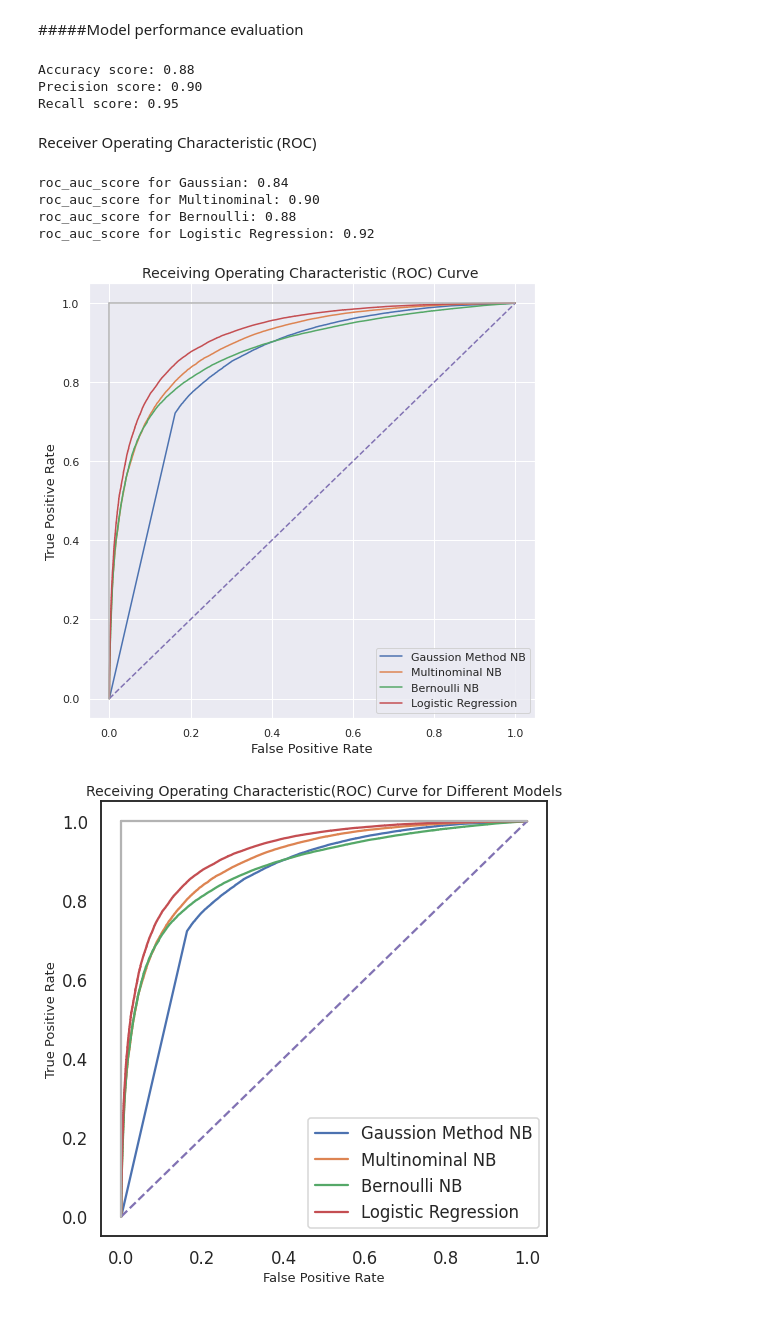
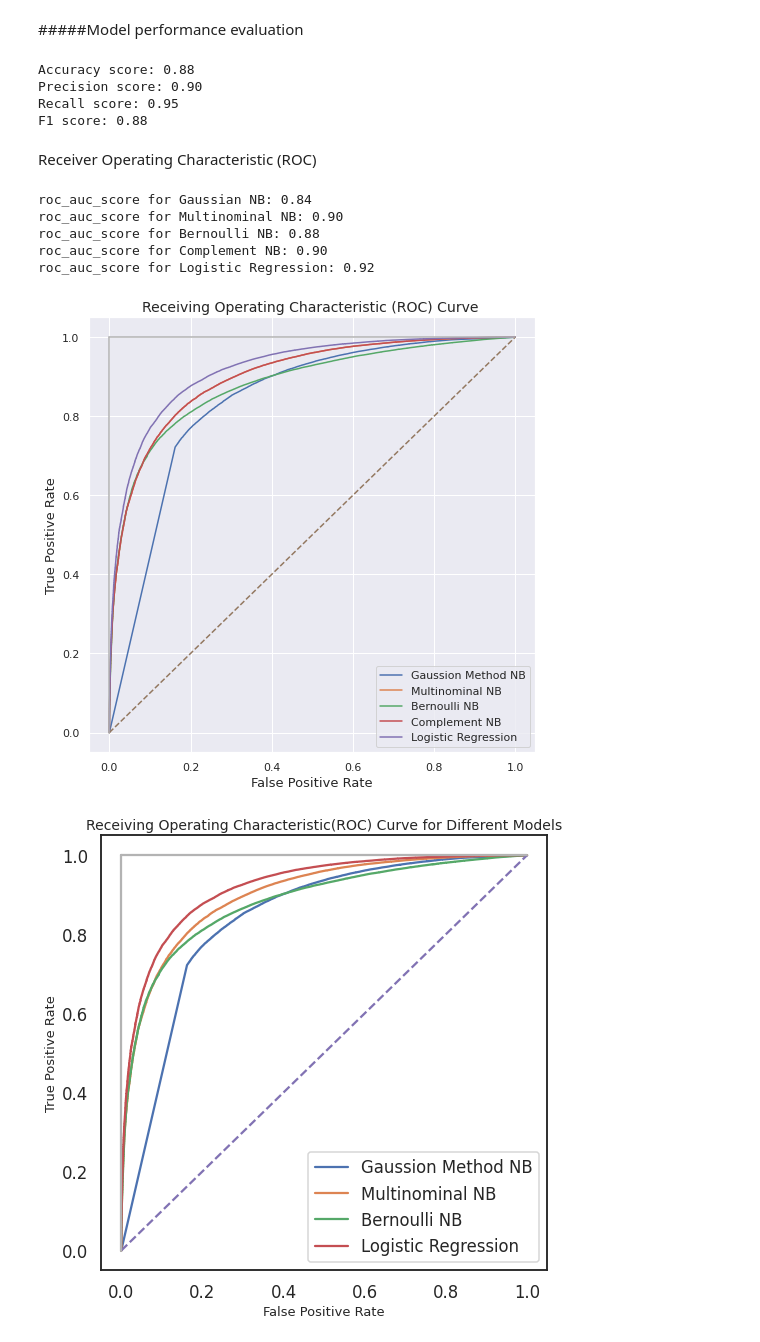
Before and after one commit to EnesGokceDS/Amazon_Reviews_NLP_Capstone_Project, a Jupyter notebook: Prediction_Model_Creation.ipynb, the cells around one changed output. Cells and saved outputs as stored; diff of their text form; code cells hidden in the pictures.

```diff
--- a/Prediction_Model_Creation.ipynb
+++ b/Prediction_Model_Creation.ipynb
@@ -288,0 +297,14 @@ Text(0.5, 1.0, '2-class Precision-Recall curve: AP=0.82')
+# %%
+from sklearn.naive_bayes import ComplementNB
+from sklearn.metrics import confusion_matrix
+
+classifier_CNB = ComplementNB()
+classifier_CNB.fit(X_train_tfi, y_train)
+cv_CNB= classifier_CNB.fit(X_train_tfi, y_train) # This will be used later for model comparison
+
+# predicting test set results
+y_pred = classifier_CNB.predict(X_test_tfi)
+
+# making the confusion matrix
+cm = confusion_matrix(y_test, y_pred)
+cm
@@ -288,0 +341,10 @@ Text(0.5, 1.0, '2-class Precision-Recall curve: AP=0.82')
+# %%
+sns.set(style="white", color_codes=True)
+
+from sklearn.metrics import precision_recall_curve
+from sklearn.metrics import plot_precision_recall_curve
+import matplotlib.pyplot as plt
+
+disp = plot_precision_recall_curve(classifier_CNB, X_test_tfi, y_test)
+disp.ax_.set_title('2-class Precision-Recall curve: '
+                   'AP={0:0.2f}'.format(average_precision))
@@ -315,15 +380,17 @@ Text(89.18, 0.5, 'Predicted label')
 # %% [markdown]
 #####Model performance evaluation
 # %%
-from sklearn.metrics import accuracy_score, precision_score, recall_score
+from sklearn.metrics import accuracy_score, precision_score, recall_score, f1_score
 
 print('Accuracy score: {0:0.2f}'.format(accuracy_score(y_test, y_pred)))
 print('Precision score: {0:0.2f}'.format(precision_score(y_test, y_pred)))
 print('Recall score: {0:0.2f}'.format(recall_score(y_test, y_pred)))
+print('F1 score: {0:0.2f}'.format(f1_score(y_test, y_pred, average='micro')))
 # %% [output]
 Accuracy score: 0.88
 Precision score: 0.90
 Recall score: 0.95
+F1 score: 0.88
 # %% [markdown]
 Receiver Operating Characteristic (ROC)
 # %%
@@ -343,40 +410,45 @@ from sklearn.metrics import roc_auc_score
 y_score1 = cv_gaussian.predict_proba(X_test_tfi)[:,1]
 y_score2 = cv_mn.predict_proba(X_test_tfi)[:,1]
 y_score3 = cv_ber.predict_proba(X_test_tfi)[:,1]
-y_score4 = cv_logreg.predict_proba(X_test_tfi)[:,1]
+y_score4 = cv_CNB.predict_proba(X_test_tfi)[:,1]
+y_score5 = cv_logreg.predict_proba(X_test_tfi)[:,1]
 
 # Plot Receiving Operating Characteristic Curve
   # Create true and false positive rates
 false_positive_rate1, true_positive_rate1, threshold1 = roc_curve(y_test, y_score1)
 false_positive_rate2, true_positive_rate2, threshold2 = roc_curve(y_test, y_score2)
 false_positive_rate3, true_positive_rate3, threshold3 = roc_curve(y_test, y_score3)
-false_positive_rate4, true_positive_rate4, threshold3 = roc_curve(y_test, y_score4)
+false_positive_rate4, true_positive_rate4, threshold4 = roc_curve(y_test, y_score4)
+false_positive_rate5, true_positive_rate5, threshold5 = roc_curve(y_test, y_score5)
 
-print('roc_auc_score for Gaussian: {0:0.2f}'.format (roc_auc_score(y_test, y_score1)))
-print('roc_auc_score for Multinominal: {0:0.2f}'.format (roc_auc_score(y_test, y_score2)))
-print('roc_auc_score for Bernoulli: {0:0.2f}'.format (roc_auc_score(y_test, y_score3)))
-print('roc_auc_score for Logistic Regression: {0:0.2f}'.format (roc_auc_score(y_test, y_score4)))
+print('roc_auc_score for Gaussian NB: {0:0.2f}'.format (roc_auc_score(y_test, y_score1)))
+print('roc_auc_score for Multinominal NB: {0:0.2f}'.format (roc_auc_score(y_test, y_score2)))
+print('roc_auc_score for Bernoulli NB: {0:0.2f}'.format (roc_auc_score(y_test, y_score3)))
+print('roc_auc_score for Complement NB: {0:0.2f}'.format (roc_auc_score(y_test, y_score4)))
+print('roc_auc_score for Logistic Regression: {0:0.2f}'.format (roc_auc_score(y_test, y_score5)))
 # %% [output]
-roc_auc_score for Gaussian: 0.84
-roc_auc_score for Multinominal: 0.90
-roc_auc_score for Bernoulli: 0.88
+roc_auc_score for Gaussian NB: 0.84
+roc_auc_score for Multinominal NB: 0.90
+roc_auc_score for Bernoulli NB: 0.88
+roc_auc_score for Complement NB: 0.90
 roc_auc_score for Logistic Regression: 0.92
 # %%
-#sns.set(style="darkgrid", color_codes=True)
+sns.set(style="darkgrid", color_codes=True)
 plt.figure(figsize= (8,8))
 plt.plot(false_positive_rate1, true_positive_rate1, label="Gaussion Method NB")
 plt.plot(false_positive_rate2, true_positive_rate2, label="Multinominal NB")
 plt.plot(false_positive_rate3, true_positive_rate3, label="Bernoulli NB")
-plt.plot(false_positive_rate4, true_positive_rate4, label="Logistic Regression")
+plt.plot(false_positive_rate4, true_positive_rate4, label="Complement NB")
+plt.plot(false_positive_rate5, true_positive_rate5, label="Logistic Regression")
 plt.plot([0, 1], ls="--")
 plt.plot([0, 0], [1, 0] , c=".7"), plt.plot([1, 1] , c=".7")
 plt.ylabel('True Positive Rate', fontsize= 13)
 plt.xlabel('False Positive Rate', fontsize= 13)
 plt.title('Receiving Operating Characteristic (ROC) Curve ', fontsize= 14)
 plt.legend()
 plt.show()
 # %% [output]
-[figure, old version]
+[figure, new version]
 # %%
 #Same plot with different background color and context parameter
 sns.set(style="white", color_codes=True)
```
Also changed, not shown: parts of 26 cells of this notebook.
